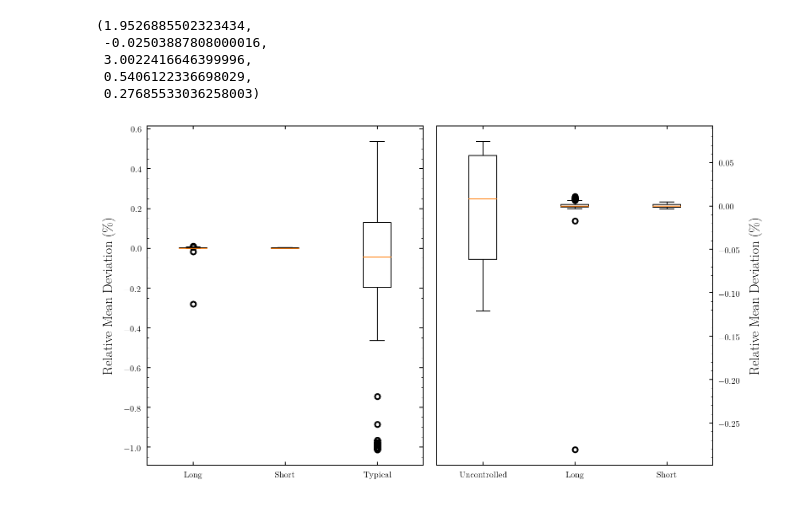
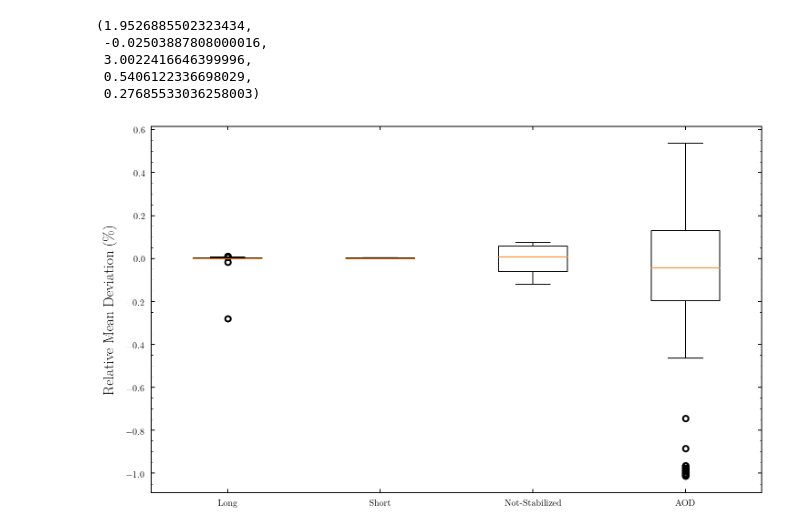
Before and after one commit to bodokaiser/bachelor-thesis, a Jupyter notebook: notebook/evaluation/intensity-control.ipynb, the cells around one changed output. Drawn from its saved outputs; the diff is of its cells as text; code cells hidden in the pictures.

```diff
--- a/notebook/evaluation/intensity-control.ipynb
+++ b/notebook/evaluation/intensity-control.ipynb
@@ -146,22 +146,16 @@ U.mean(), U.min(), U.max(), U.std(), U.std() / U.mean()
  0.5406122336698029,
  0.27685533036258003)
 # %%
-fig, axes = plt.subplots(ncols=2, figsize=(12, 6))
+fig, axes = plt.subplots(ncols=1, figsize=(12, 6))
 
-axes[0].boxplot([U_l, U_s, U_t])
-axes[0].set_xticklabels(['Long', 'Short', 'Typical'])
+axes.boxplot([U_l, U_s, U_u, U_t])
+axes.set_xticklabels(['Long', 'Short', 'Not-Stabilized', 'AOD'])
 
-axes[0].set_ylabel(r'Relative Mean Deviation (\si{\percent})')
-
-axes[1].boxplot([U_u, U_l, U_s])
-axes[1].set_xticklabels(['Uncontrolled', 'Long', 'Short'])
-axes[1].yaxis.tick_right()
-axes[1].yaxis.set_label_position('right')
-axes[1].set_ylabel(r'Relative Mean Deviation (\si{\percent})')
+axes.set_ylabel(r'Relative Mean Deviation (\si{\percent})')
 
 plt.subplots_adjust(top=.98, bottom=.05, hspace=.05, wspace=.05)
 plt.savefig(os.path.join(figuredir, 'relative-mean-deviation.pgf'))
 plt.savefig(os.path.join(figuredir, 'relative-mean-deviation.pdf'))
 plt.show()
 # %% [output]
-[figure, old version]
+[figure, new version]
```
Also changed, not shown: 9 other files.
